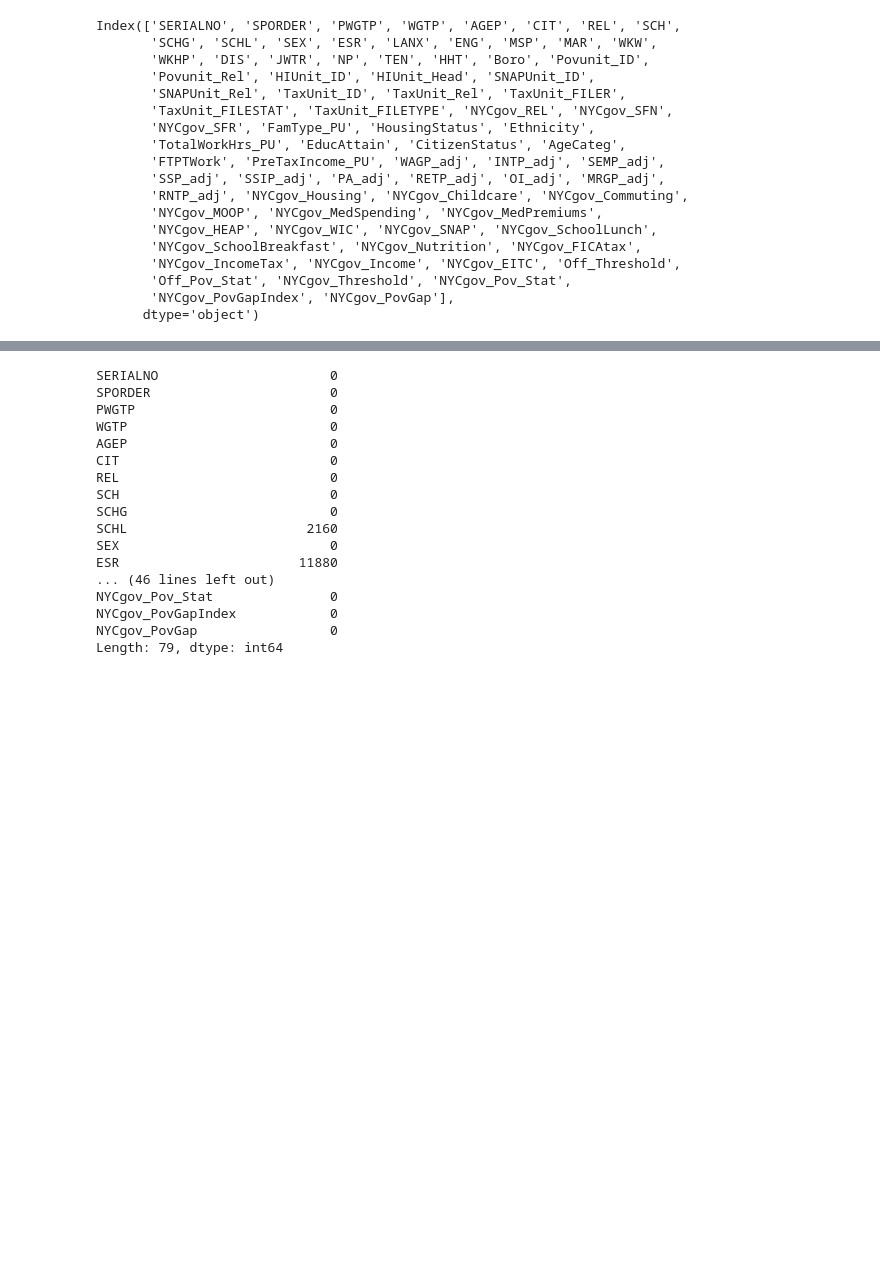
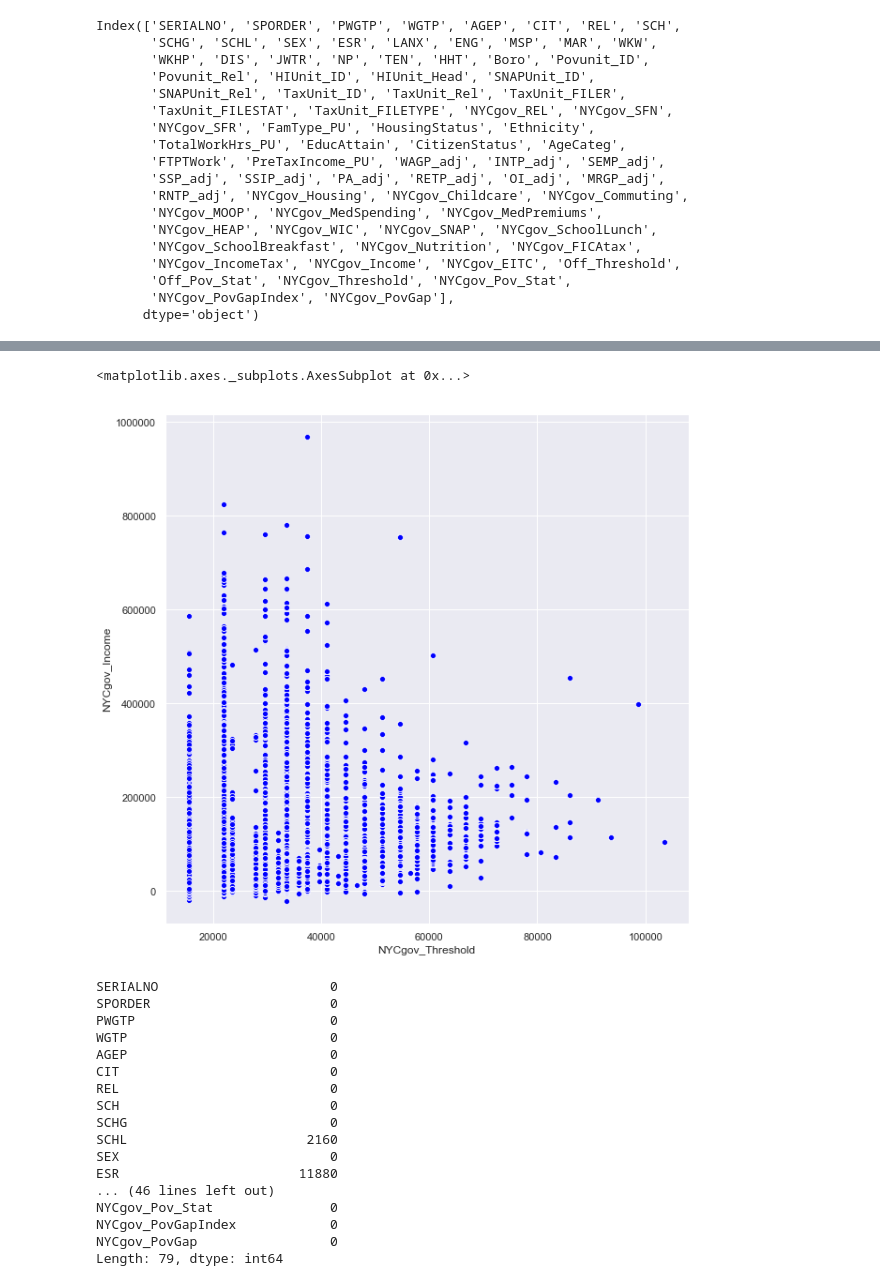
Before and after one commit to jkarma0920/ClassificationProject, a Jupyter notebook: Logistic_Clean.ipynb, the cells around one changed output, grey strips where cells are left out. Cells and saved outputs as stored; diff of their text form; code cells hidden in the pictures; blank space fills up the shorter version.

```diff
--- a/Logistic_Clean.ipynb
+++ b/Logistic_Clean.ipynb
@@ -105,3 +116,9 @@ Index(['SERIALNO', 'SPORDER', 'PWGTP', 'WGTP', 'AGEP', 'CIT', 'REL', 'SCH',
+# %%
+sns.set()
+sns.scatterplot(data['NYCgov_Threshold'], data['NYCgov_Income'], color = 'blue')
+# %% [output]
+<matplotlib.axes._subplots.AxesSubplot at 0x...>
+[figure, added]
 # %%
 data.isna().sum()
 # %% [output]
```
Also changed, not shown: parts of 20 cells of this notebook, 1 other file.
